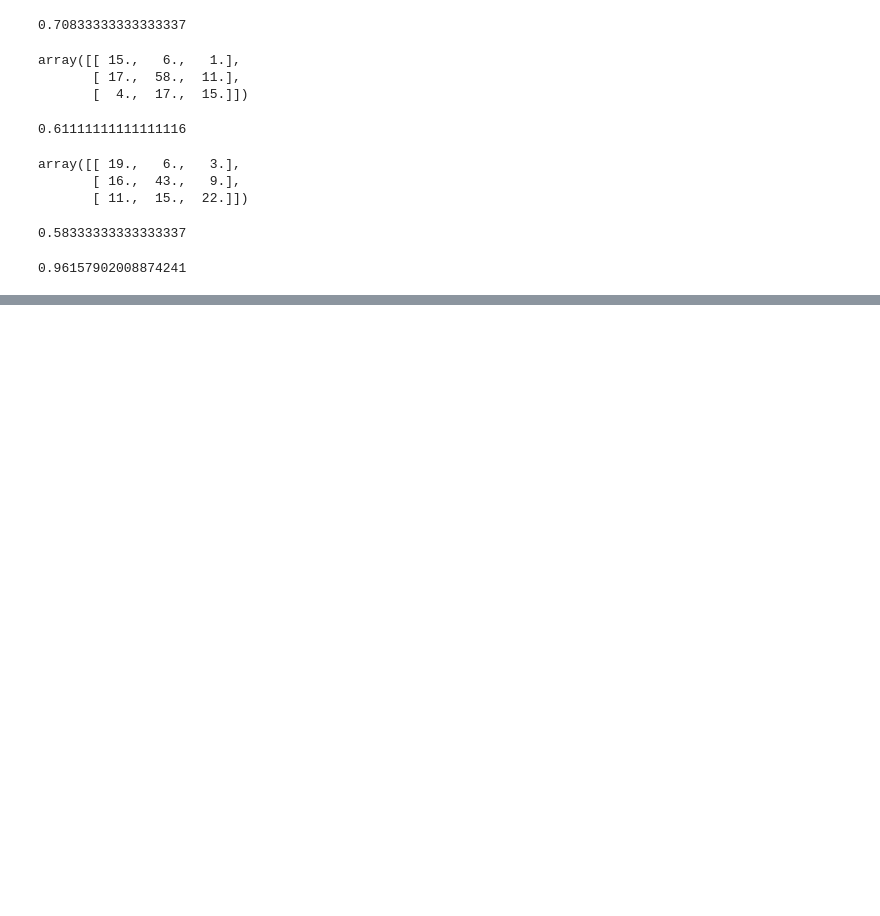
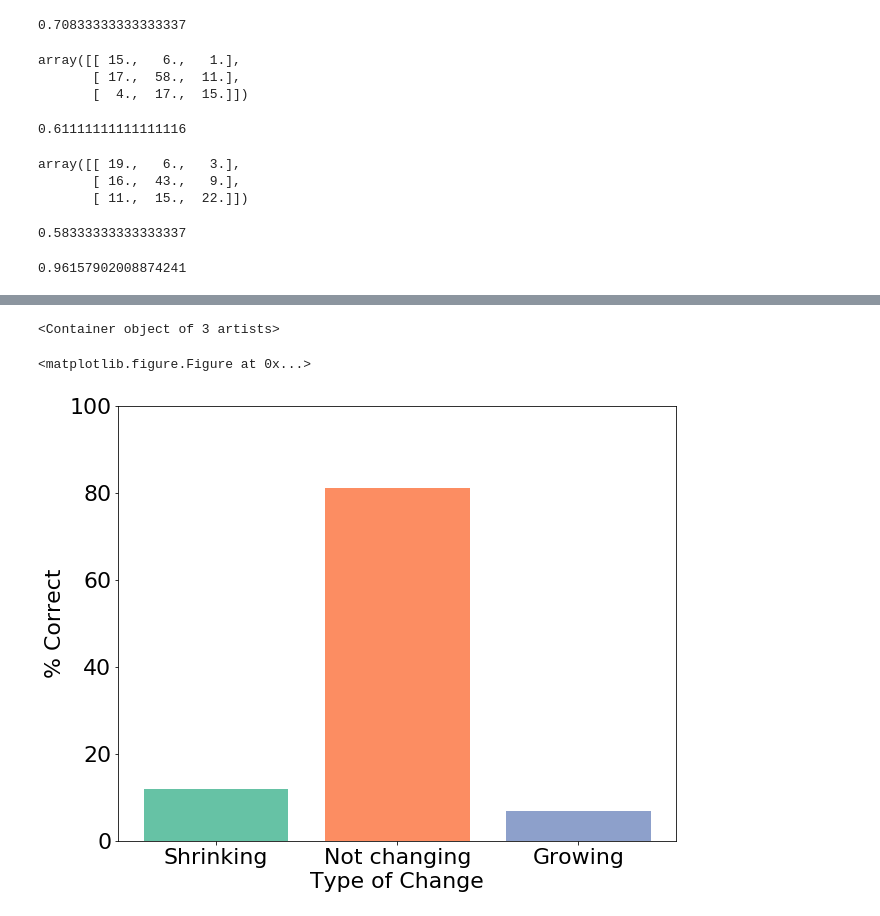
Before and after one commit to tharrington923/rCheckUp, a Jupyter notebook: code/ARMA_models.ipynb, the cells around one changed output, grey strips where cells are left out. Drawn from its saved outputs; the diff is of its cells as text; code cells hidden in the pictures; blank space fills up the shorter version.

```diff
--- a/code/ARMA_models.ipynb
+++ b/code/ARMA_models.ipynb
@@ -584,0 +608,13 @@ Confusion matrix, without normalization
+# %%
+plt.figure(figsize=(10,8))
+plt.figure(figsize=(10,8))
+plt.rcParams.update({'font.size': 22})
+plt.ylabel('% Correct')
+plt.ylim([0,100])
+plt.xlabel('Type of Change')
+#plt.title('Constant Subreddits')
+plt.bar([1,2,3],100*accuracy_by_type[1],tick_label=['Shrinking','Not changing','Growing'],color=['#66c2a5','#fc8d62','#8da0cb'])
+# %% [output]
+<Container object of 3 artists>
+<matplotlib.figure.Figure at 0x...>
+[figure, added]
```
Also changed, not shown: parts of 16 cells of this notebook, 7 other files.
